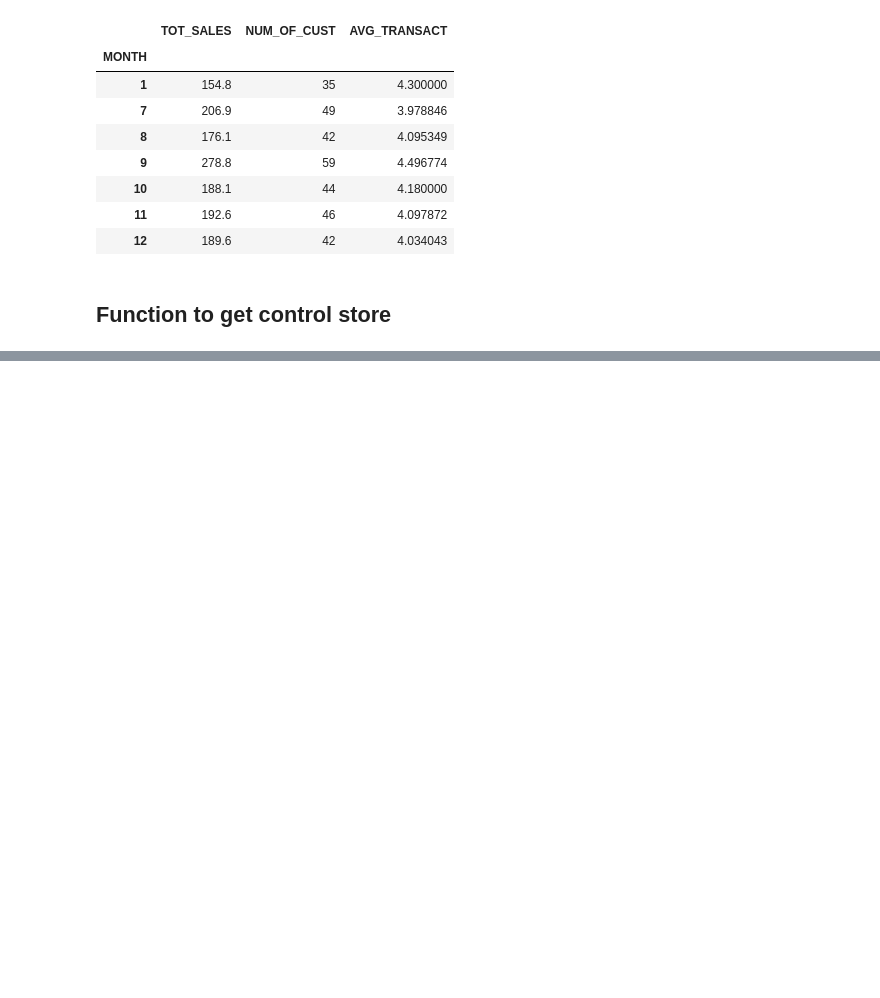
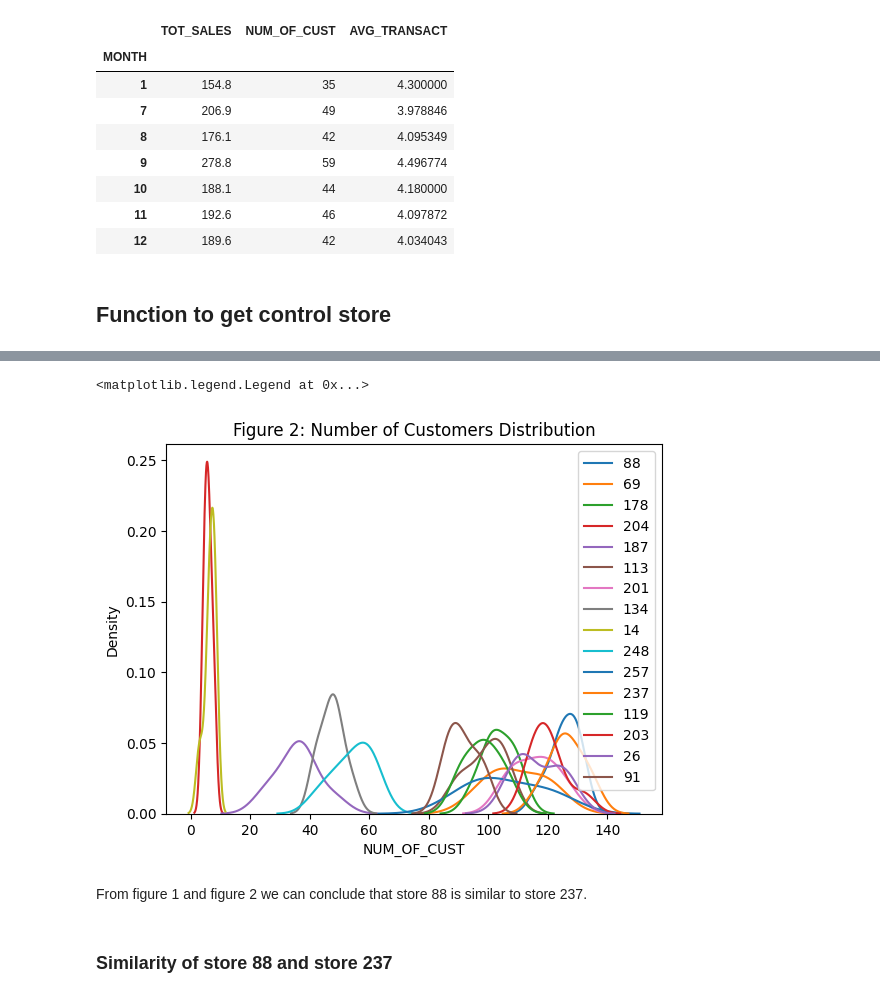
Before and after one commit to nav500/zed-supermart-customer-analysis, a Jupyter notebook: experimentation_and_uplift_testing.ipynb, the cells around one changed output, grey strips where cells are left out. Drawn from its saved outputs; the diff is of its cells as text; code cells hidden in the pictures; blank space fills up the shorter version.

```diff
--- a/experimentation_and_uplift_testing.ipynb
+++ b/experimentation_and_uplift_testing.ipynb
@@ -252,0 +530,17 @@ corr
+# %%
+fig, ax = plt.subplots()
+
+ax.set_title("Figure 2: Number of Customers Distribution")
+
+sns.kdeplot(cust_transact_summary.loc[88]['NUM_OF_CUST'],label="88", ax=ax)
+
+for x in control_store_candidate:
+    sns.kdeplot(cust_transact_summary.loc[x]['NUM_OF_CUST'],label=x, ax=ax)
+plt.legend()
+# %% [output]
+<matplotlib.legend.Legend at 0x...>
+[figure, added]
+# %% [markdown]
+From figure 1 and figure 2 we can conclude that store 88 is similar to store 237.
+# %% [markdown]
+### Similarity of store 88 and store 237
```
Also changed, not shown: parts of 83 cells of this notebook.
